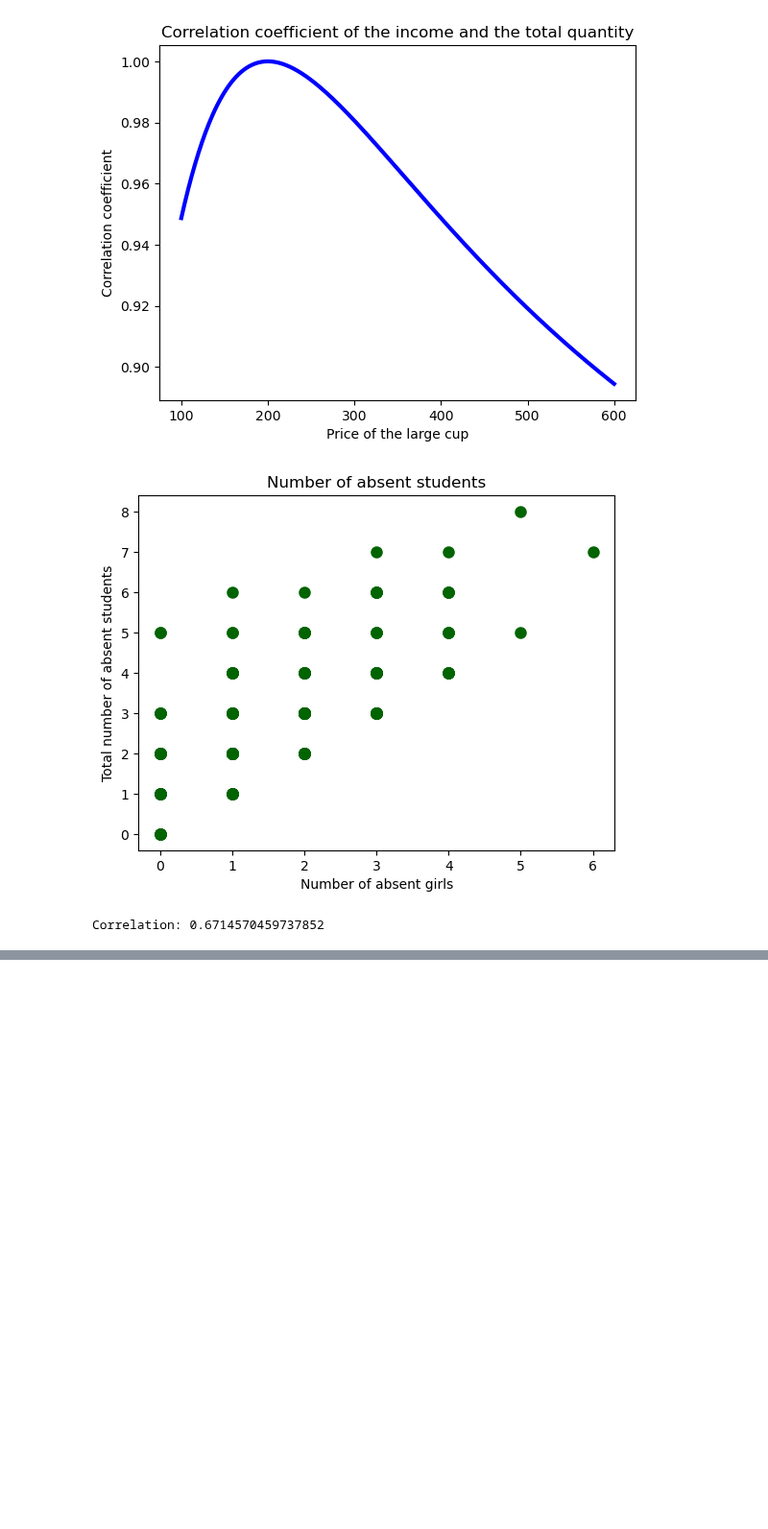
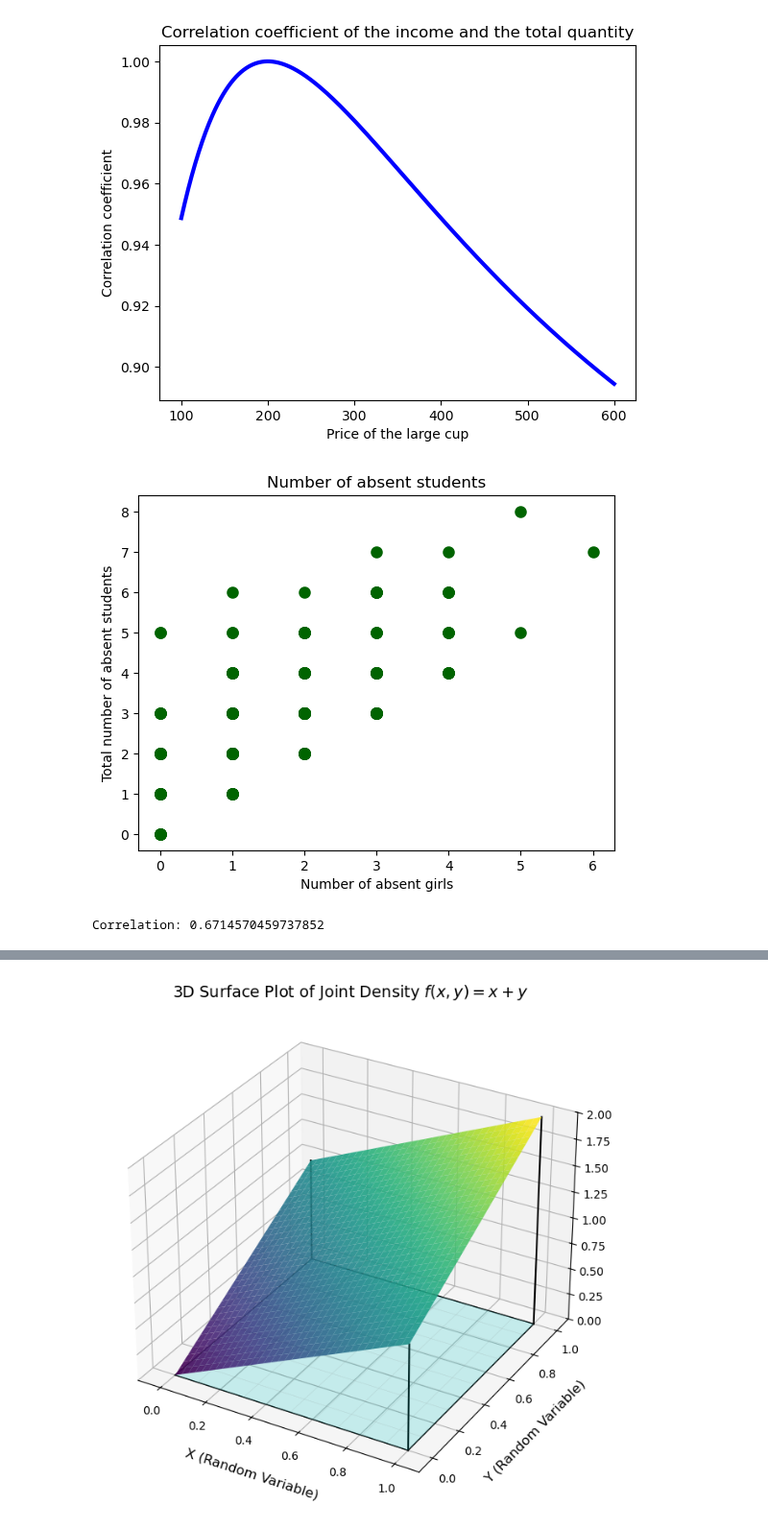
Before and after one commit to action87/Probability_and_statistics, a Jupyter notebook: 6_week.ipynb, the cells around one changed output, grey strips where cells are left out. Shown at 96% size. Drawn from its saved outputs; the diff is of its cells as text; code cells hidden in the pictures; blank space fills up the shorter version.

```diff
--- a/6_week.ipynb
+++ b/6_week.ipynb
@@ -82,3 +82,86 @@ print("Correlation:", correlation)
 # %% [output]
 [figure]
 Correlation: 0.6714570459737852
+# %%
+import numpy as np
+import matplotlib.pyplot as plt
+from mpl_toolkits.mplot3d import Axes3D
+
+# --- Function Definition ---
+def joint_density_function(x, y):
+    """
+    Computes the joint density f(x, y) = x + y for 0 <= x <= 1 and 0 <= y <= 1.
+    For demonstration purposes, this function assumes x and y are within the domain.
+    """
+    return x + y
+
+# --- Data Generation ---
+
+# 1. Create a grid of x and y values from 0 to 1
+# We use np.linspace to get 100 points for a smooth surface.
+x = np.linspace(0, 1, 100)
+y = np.linspace(0, 1, 100)
+
+# 2. Create the mesh grid for 3D plotting
+# X and Y are 2D arrays where X[i, j] = x[j] and Y[i, j] = y[i]
+X, Y = np.meshgrid(x, y)
+
+# 3. Compute the Z values (the density f(x, y)) for every point on the grid
+Z = joint_density_function(X, Y)
+
+# --- 3D Plotting ---
+
+# 1. Create a figure and a 3D axes object
+fig = plt.figure(figsize=(10, 8))
+ax = fig.add_subplot(111, projection='3d')
+
+# 2. Plot the surface (The top of the volume)
+# cmap (colormap) is set to 'viridis' for good contrast.
+surface = ax.plot_surface(X, Y, Z,
+                          cmap='viridis',
+                          edgecolor='none',
+                          rstride=3,
+                          cstride=3,
+                          alpha=0.9)
+
+# 2b. Plotting the integral volume boundaries to visualize the solid volume
+Z_base = np.zeros_like(Z)
+
+# Plot a solid, transparent base plane at z=0 to visualize the integration domain (the area below the surface)
+ax.plot_surface(X, Y, Z_base,
+                color='cyan',
+                rstride=10,
+                cstride=10,
+                alpha=0.2,     # Highly transparent
+                edgecolor='gray',
+                linewidth=0.2)
+
+# Plot the four vertical corner edges (walls) connecting the surface to the base
+# f(x, y) = x + y
+# (1, 0) to (1, 0, 1)
+ax.plot([1, 1], [0, 0], [0, joint_density_function(1, 0)], color='k', linewidth=1.5)
+
+# (0, 1) to (0, 1, 1)
+ax.plot([0, 0], [1, 1], [0, joint_density_function(0, 1)], color='k', linewidth=1.5)
+
+# (1, 1) to (1, 1, 2)
+ax.plot([1, 1], [1, 1], [0, joint_density_function(1, 1)], color='k', linewidth=1.5)
+
+# Also explicitly plot the four horizontal base edges for clarity
+ax.plot(x, np.zeros_like(x), Z_base[0, :], color='k', linewidth=1) # Y=0 edge
+ax.plot(x, np.ones_like(x), Z_base[-1, :], color='k', linewidth=1) # Y=1 edge
+ax.plot(np.zeros_like(y), y, Z_base[:, 0], color='k', linewidth=1) # X=0 edge
+ax.plot(np.ones_like(y), y, Z_base[:, -1], color='k', linewidth=1) # X=1 edge
+
+
+# 3. Customize the plot labels and title
+ax.set_xlabel('X (Random Variable)', fontsize=12, labelpad=10)
+ax.set_ylabel('Y (Random Variable)', fontsize=12, labelpad=10)
+ax.set_zlabel('f(x, y) (Joint Density)', fontsize=12, labelpad=10)
+ax.set_title(r'3D Surface Plot of Joint Density $f(x, y) = x + y$', fontsize=14)
+
+# 4. Set the limits for better visualization
+ax.set_xlim(-0.1, 1.1)
+ax.set_ylim(-0.1, 1.1)
+ax.set_zlim(0, 2) # Since max value is 1 + 1 = 2
+# %% [output]
@@ -84,0 +169 @@ Correlation: 0.6714570459737852
+[figure, added]
```
Also changed, not shown: parts of 1 cell of this notebook, 1 other file.
